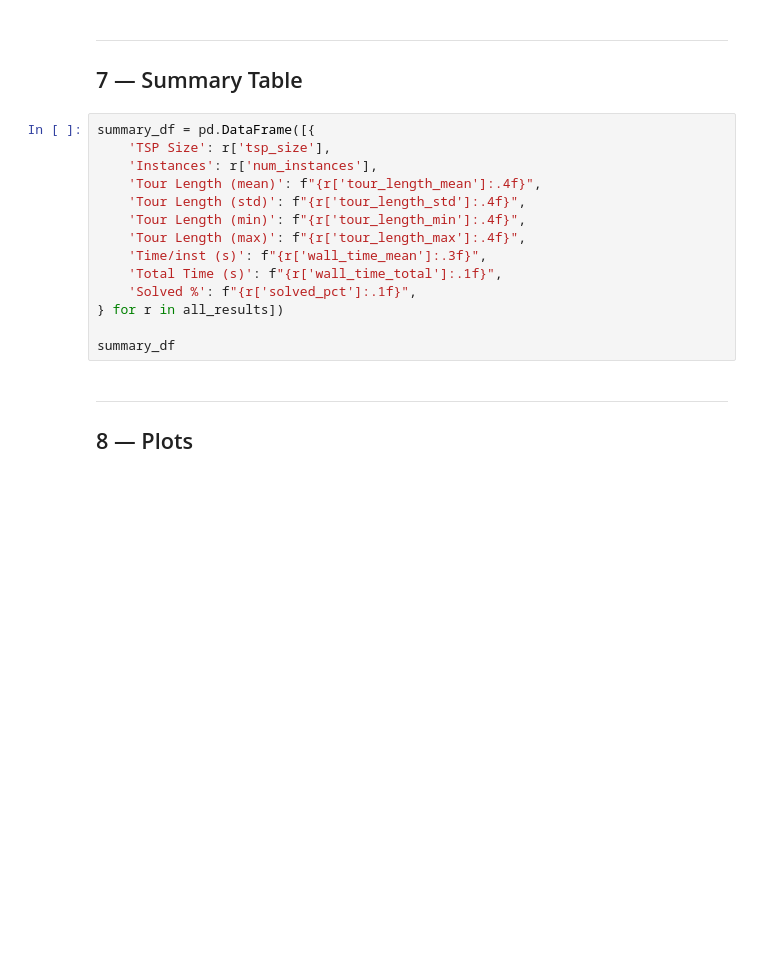
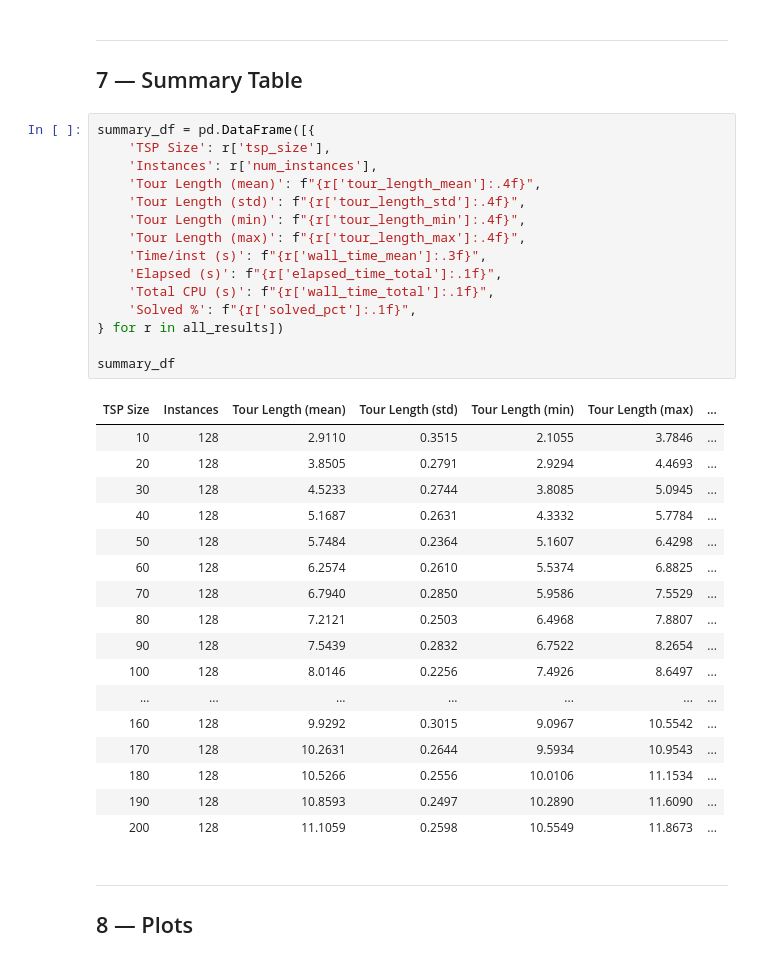
Before and after one commit to an2ancan/combinatorics-ml, a Jupyter notebook: TSP_Baseline_ORTools.ipynb, the cells around one changed output. Drawn from its saved outputs; the diff is of its cells as text; blank space fills up the shorter version.

```diff
--- a/TSP_Baseline_ORTools.ipynb
+++ b/TSP_Baseline_ORTools.ipynb
@@ -319,17 +503,36 @@ print(f"{'━' * 65}")
 # %%
 summary_df = pd.DataFrame([{
     'TSP Size': r['tsp_size'],
     'Instances': r['num_instances'],
     'Tour Length (mean)': f"{r['tour_length_mean']:.4f}",
     'Tour Length (std)': f"{r['tour_length_std']:.4f}",
     'Tour Length (min)': f"{r['tour_length_min']:.4f}",
     'Tour Length (max)': f"{r['tour_length_max']:.4f}",
     'Time/inst (s)': f"{r['wall_time_mean']:.3f}",
-    'Total Time (s)': f"{r['wall_time_total']:.1f}",
+    'Elapsed (s)': f"{r['elapsed_time_total']:.1f}",
+    'Total CPU (s)': f"{r['wall_time_total']:.1f}",
     'Solved %': f"{r['solved_pct']:.1f}",
 } for r in all_results])
 
 summary_df
+# %% [output]
+| TSP Size | Instances | Tour Length (mean) | Tour Length (std) | Tour Length (min) | Tour Length (max) | ... |
+| 10 | 128 | 2.9110 | 0.3515 | 2.1055 | 3.7846 | ... |
+| 20 | 128 | 3.8505 | 0.2791 | 2.9294 | 4.4693 | ... |
+| 30 | 128 | 4.5233 | 0.2744 | 3.8085 | 5.0945 | ... |
+| 40 | 128 | 5.1687 | 0.2631 | 4.3332 | 5.7784 | ... |
+| 50 | 128 | 5.7484 | 0.2364 | 5.1607 | 6.4298 | ... |
+| 60 | 128 | 6.2574 | 0.2610 | 5.5374 | 6.8825 | ... |
+| 70 | 128 | 6.7940 | 0.2850 | 5.9586 | 7.5529 | ... |
+| 80 | 128 | 7.2121 | 0.2503 | 6.4968 | 7.8807 | ... |
+| 90 | 128 | 7.5439 | 0.2832 | 6.7522 | 8.2654 | ... |
+| 100 | 128 | 8.0146 | 0.2256 | 7.4926 | 8.6497 | ... |
+| ... | ... | ... | ... | ... | ... | ... |
+| 160 | 128 | 9.9292 | 0.3015 | 9.0967 | 10.5542 | ... |
+| 170 | 128 | 10.2631 | 0.2644 | 9.5934 | 10.9543 | ... |
+| 180 | 128 | 10.5266 | 0.2556 | 10.0106 | 11.1534 | ... |
+| 190 | 128 | 10.8593 | 0.2497 | 10.2890 | 11.6090 | ... |
+| 200 | 128 | 11.1059 | 0.2598 | 10.5549 | 11.8673 | ... |
 # %% [markdown]
 ---
 ## 8 — Plots
```
Also changed, not shown: parts of 14 cells of this notebook, 10 other files.
